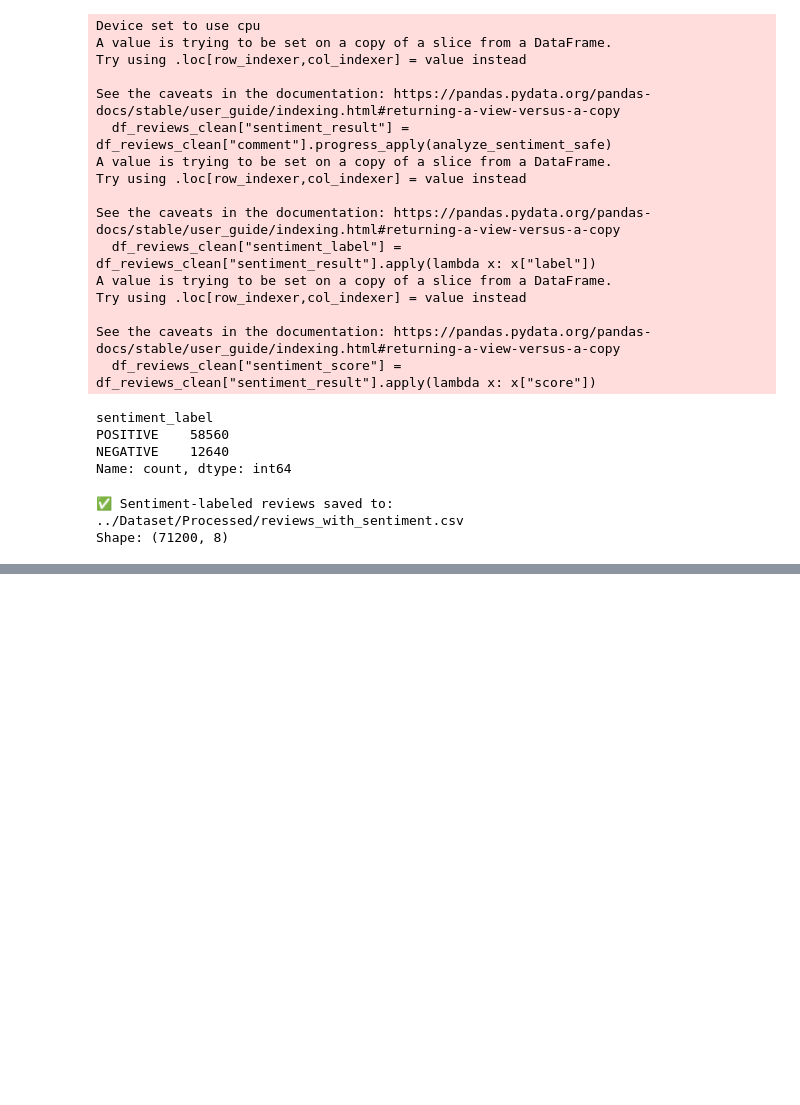
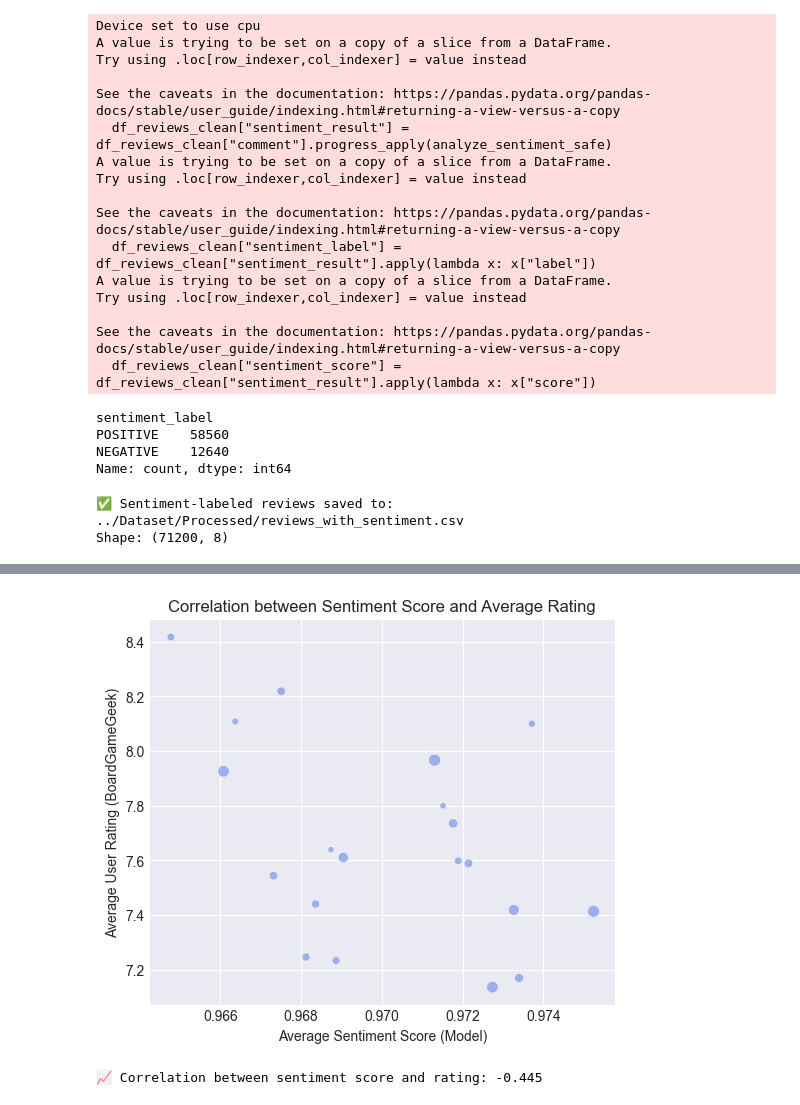
Before and after one commit to FullyMed/My_Projects, a Jupyter notebook: Data_Science/BoardGames_Analyzer/Notebooks/02_Preprocessing.ipynb, the cells around one changed output, grey strips where cells are left out. Drawn from its saved outputs; the diff is of its cells as text; code cells hidden in the pictures; blank space fills up the shorter version.

```diff
--- a/Data_Science/BoardGames_Analyzer/Notebooks/02_Preprocessing.ipynb
+++ b/Data_Science/BoardGames_Analyzer/Notebooks/02_Preprocessing.ipynb
@@ -163,0 +193,25 @@ Shape: (71200, 8)
+# %%
+df_sent_meta = df_reviews_clean.merge(
+    df_meta_clean[["id", "name", "average", "usersrated"]],
+    left_on="ID", right_on="id", how="left",
+    suffixes=("_review", "_meta")
+)
+
+print("✅ After merge:", df_sent_meta.shape)
+print("Columns:", df_sent_meta.columns.tolist()[:15])
+
+sent_summary = (
+    df_sent_meta.groupby(["id", "name_meta"], dropna=False)
+    .agg(
+        avg_sentiment_score=("sentiment_score", "mean"),
+        positive_rate=("sentiment_label", lambda x: (x == "POSITIVE").mean()),
+        average_rating=("average", "mean"),
+        review_count=("ID", "count")
+    )
+    .reset_index()
+)
+
+sent_summary = sent_summary.rename(columns={"name_meta": "name"})
+
+print("✅ Sentiment summary created:", sent_summary.shape)
+display(sent_summary.head(10))
@@ -163,0 +233,23 @@ Shape: (71200, 8)
+# %%
+import matplotlib.pyplot as plt
+import seaborn as sns
+
+plt.figure(figsize=(6,5))
+sns.scatterplot(
+    data=sent_summary,
+    x="avg_sentiment_score",
+    y="average_rating",
+    size="review_count",
+    alpha=0.6
+)
+plt.title("Correlation between Sentiment Score and Average Rating")
+plt.xlabel("Average Sentiment Score (Model)")
+plt.ylabel("Average User Rating (BoardGameGeek)")
+plt.legend([], [], frameon=False)
+plt.show()
+
+corr_value = sent_summary[["avg_sentiment_score", "average_rating"]].corr().iloc[0, 1]
+print(f"📈 Correlation between sentiment score and rating: {corr_value:.3f}")
+# %% [output]
+[figure, added]
+📈 Correlation between sentiment score and rating: -0.445
```
Also changed, not shown: parts of 3 cells of this notebook, 4 other files.
